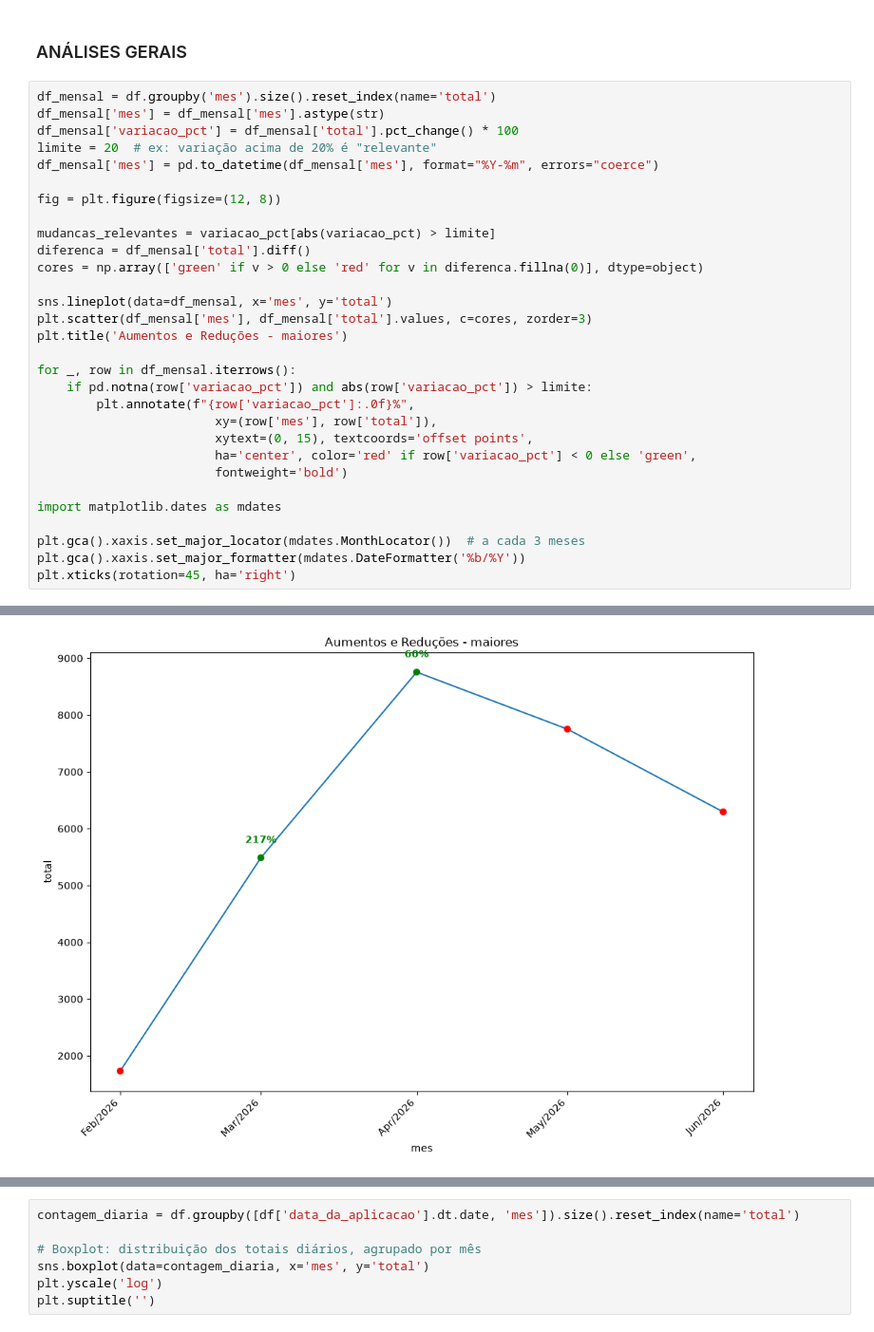
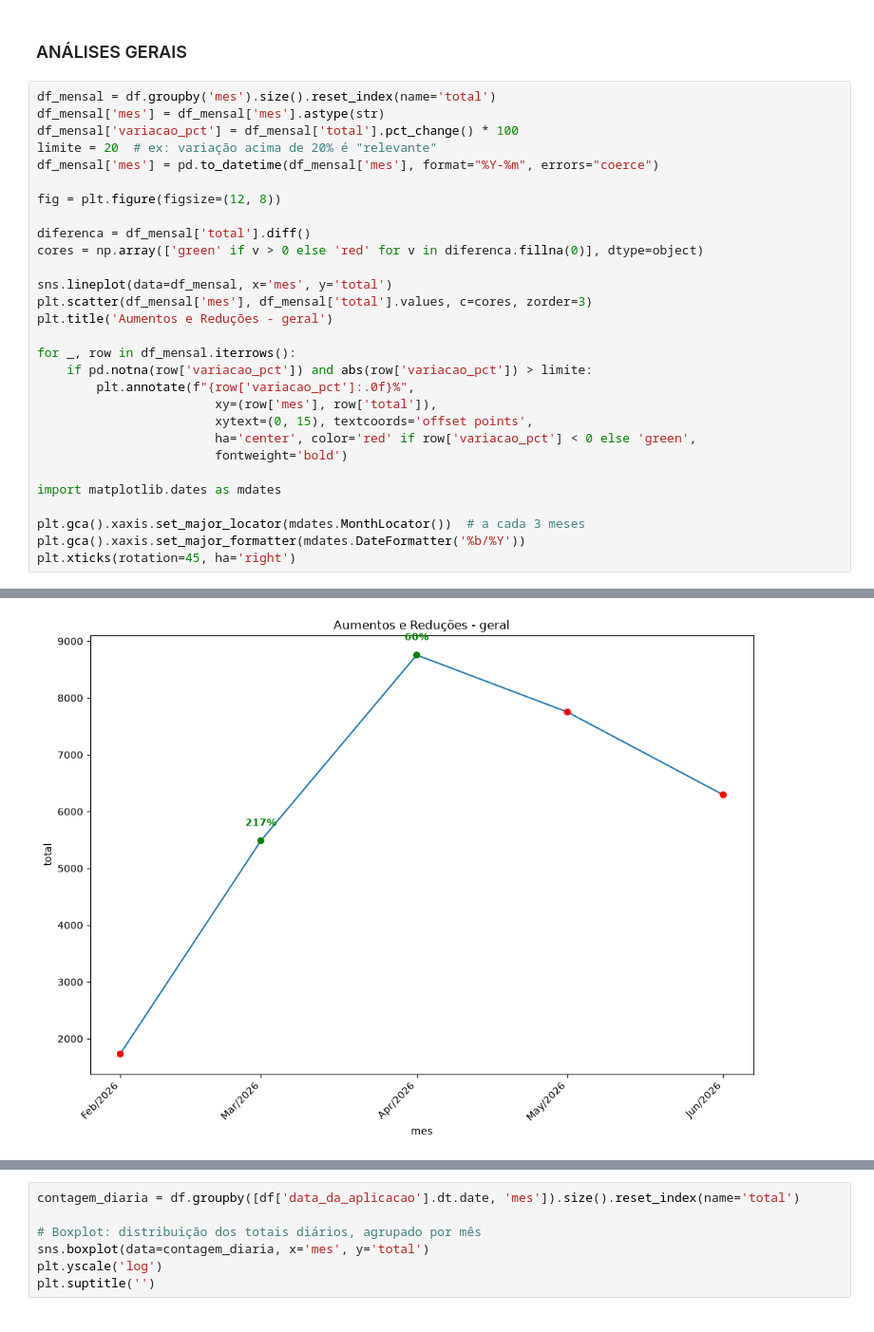
Before and after one commit to ManuelEtiene/PyAnalytics_revision, a Jupyter notebook: notebooks/Sprint_3_vacinas_no_tempo/vacinas_no_tempo.ipynb, the cells around one changed output, grey strips where cells are left out. Shown at 95% size. Cells and saved outputs as stored; diff of their text form.

```diff
--- a/notebooks/Sprint_3_vacinas_no_tempo/vacinas_no_tempo.ipynb
+++ b/notebooks/Sprint_3_vacinas_no_tempo/vacinas_no_tempo.ipynb
@@ -258,33 +281,32 @@ limite = 20  # ex: variação acima de 20% é "relevante"
 df_mensal['mes'] = pd.to_datetime(df_mensal['mes'], format="%Y-%m", errors="coerce")
 
 fig = plt.figure(figsize=(12, 8))
 
-mudancas_relevantes = variacao_pct[abs(variacao_pct) > limite]
 diferenca = df_mensal['total'].diff()
 cores = np.array(['green' if v > 0 else 'red' for v in diferenca.fillna(0)], dtype=object)
 
 sns.lineplot(data=df_mensal, x='mes', y='total')
 plt.scatter(df_mensal['mes'], df_mensal['total'].values, c=cores, zorder=3)
-plt.title('Aumentos e Reduções - maiores')
+plt.title('Aumentos e Reduções - geral')
 
 for _, row in df_mensal.iterrows():
     if pd.notna(row['variacao_pct']) and abs(row['variacao_pct']) > limite:
         plt.annotate(f"{row['variacao_pct']:.0f}%",
                         xy=(row['mes'], row['total']),
                         xytext=(0, 15), textcoords='offset points',
                         ha='center', color='red' if row['variacao_pct'] < 0 else 'green',
                         fontweight='bold')
 
 import matplotlib.dates as mdates
 
 plt.gca().xaxis.set_major_locator(mdates.MonthLocator())  # a cada 3 meses
 plt.gca().xaxis.set_major_formatter(mdates.DateFormatter('%b/%Y'))
 plt.xticks(rotation=45, ha='right')
 # %% [output]
 (array([20485., 20513., 20544., 20574., 20605.]),
  [Text(20485.0, 0, 'Feb/2026'),
   Text(20513.0, 0, 'Mar/2026'),
   Text(20544.0, 0, 'Apr/2026'),
   Text(20574.0, 0, 'May/2026'),
   Text(20605.0, 0, 'Jun/2026')])
-[figure, old version]
+[figure, new version]
```
Also changed, not shown: parts of 27 cells of this notebook.
